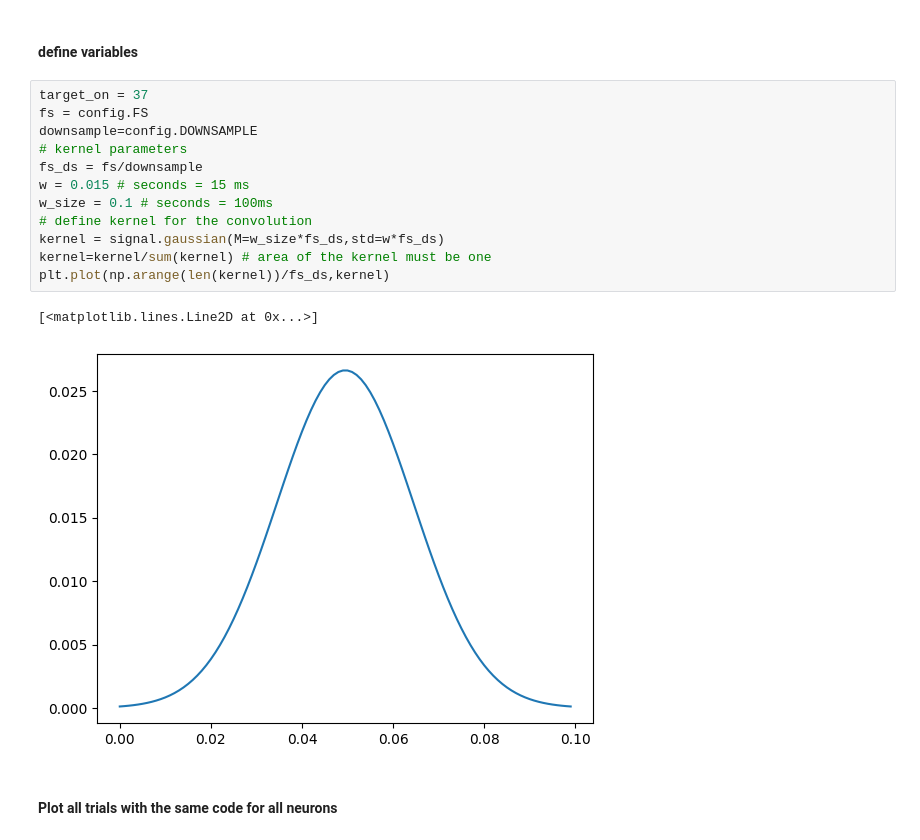
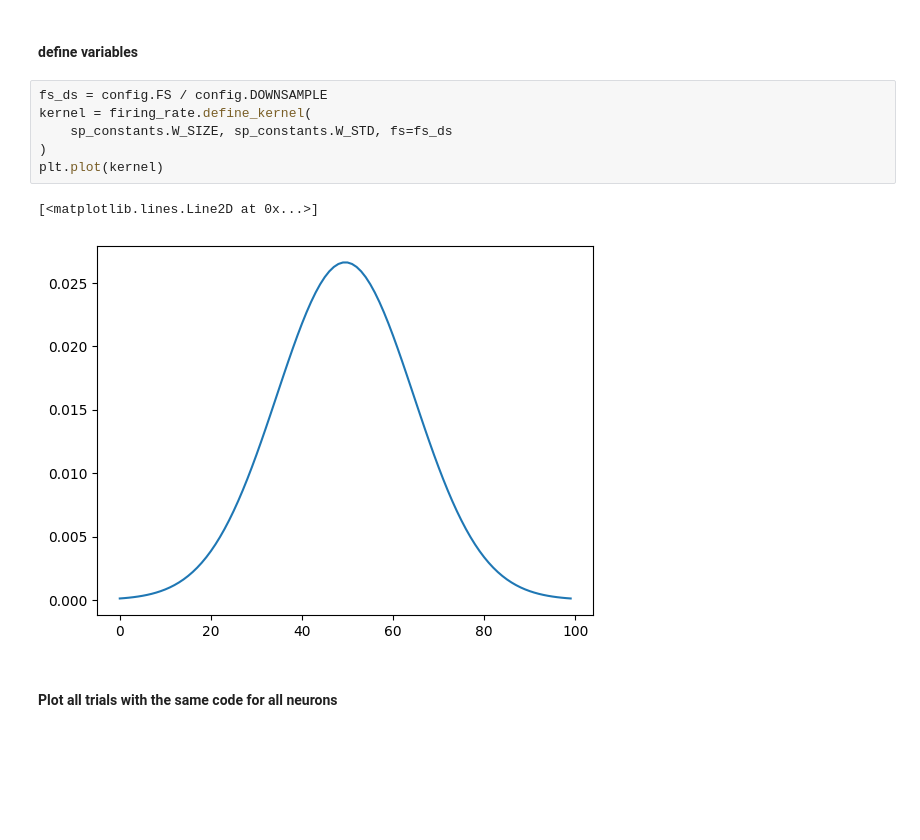
Before and after one commit to Ibos-lab/EphysVibe, a Jupyter notebook: examples/plot_sp_block2.ipynb, the cells around one changed output. Cells and saved outputs as stored; diff of their text form; blank space fills up the shorter version.

```diff
--- a/examples/plot_sp_block2.ipynb
+++ b/examples/plot_sp_block2.ipynb
@@ -74,21 +62,15 @@ for i_key,key in enumerate(target_codes.keys()):
 ## Plot rasters for each neuron for each target
 # %% [markdown]
 #### define variables
-# %%
-target_on = 37
-fs = config.FS
-downsample=config.DOWNSAMPLE
-# kernel parameters
-fs_ds = fs/downsample
-w = 0.015 # seconds = 15 ms
-w_size = 0.1 # seconds = 100ms
-# define kernel for the convolution
-kernel = signal.gaussian(M=w_size*fs_ds,std=w*fs_ds)
-kernel=kernel/sum(kernel) # area of the kernel must be one
-plt.plot(np.arange(len(kernel))/fs_ds,kernel)
-# %% [output]
-[<matplotlib.lines.Line2D at 0x...>]
-[figure, removed]
+# %%
+fs_ds = config.FS / config.DOWNSAMPLE
+kernel = firing_rate.define_kernel(
+    sp_constants.W_SIZE, sp_constants.W_STD, fs=fs_ds
+)
+plt.plot(kernel)
+# %% [output]
+[<matplotlib.lines.Line2D at 0x...>]
+[figure, added]
 # %% [markdown]
 #### Plot all trials with the same code for all neurons
 # %% [markdown]
```
Also changed, not shown: parts of 12 cells of this notebook, 24 other files.
